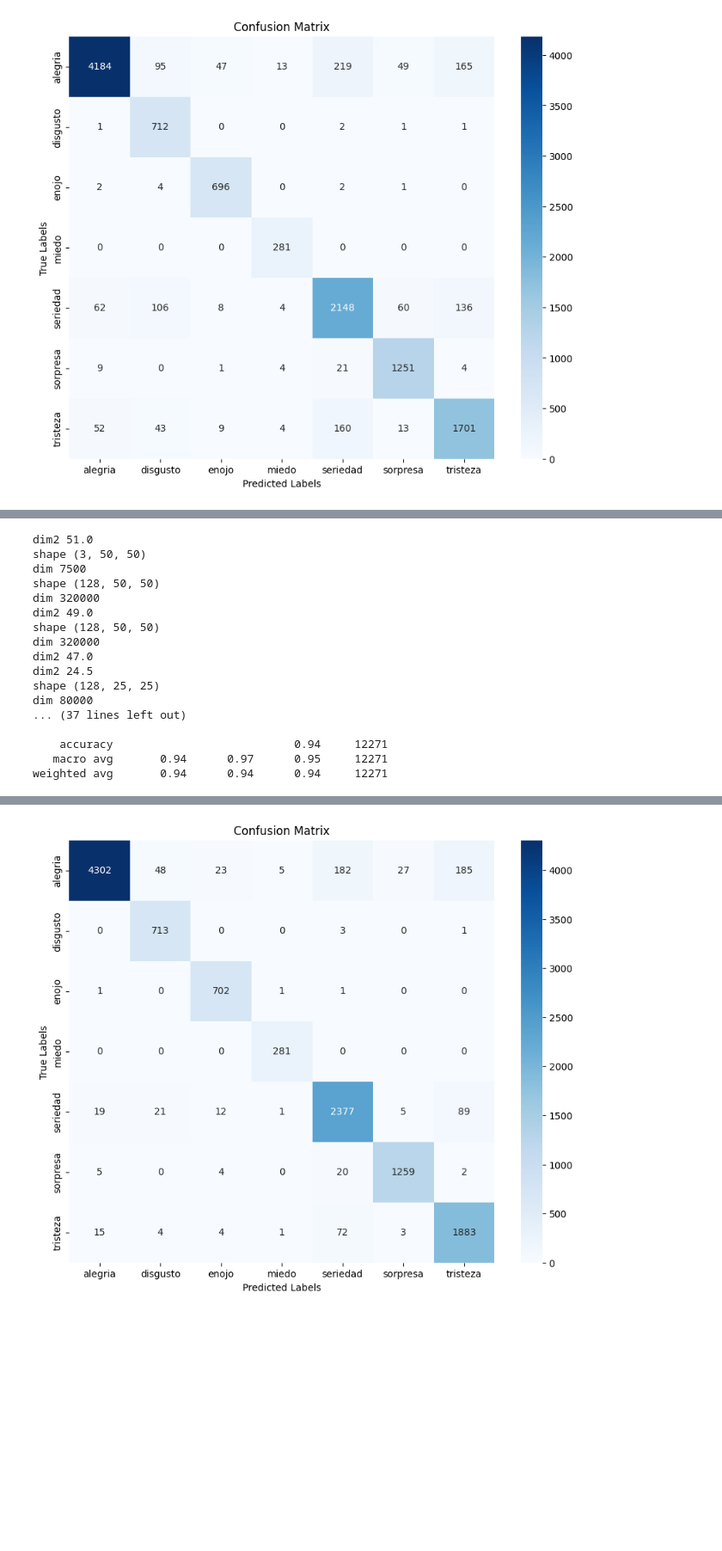
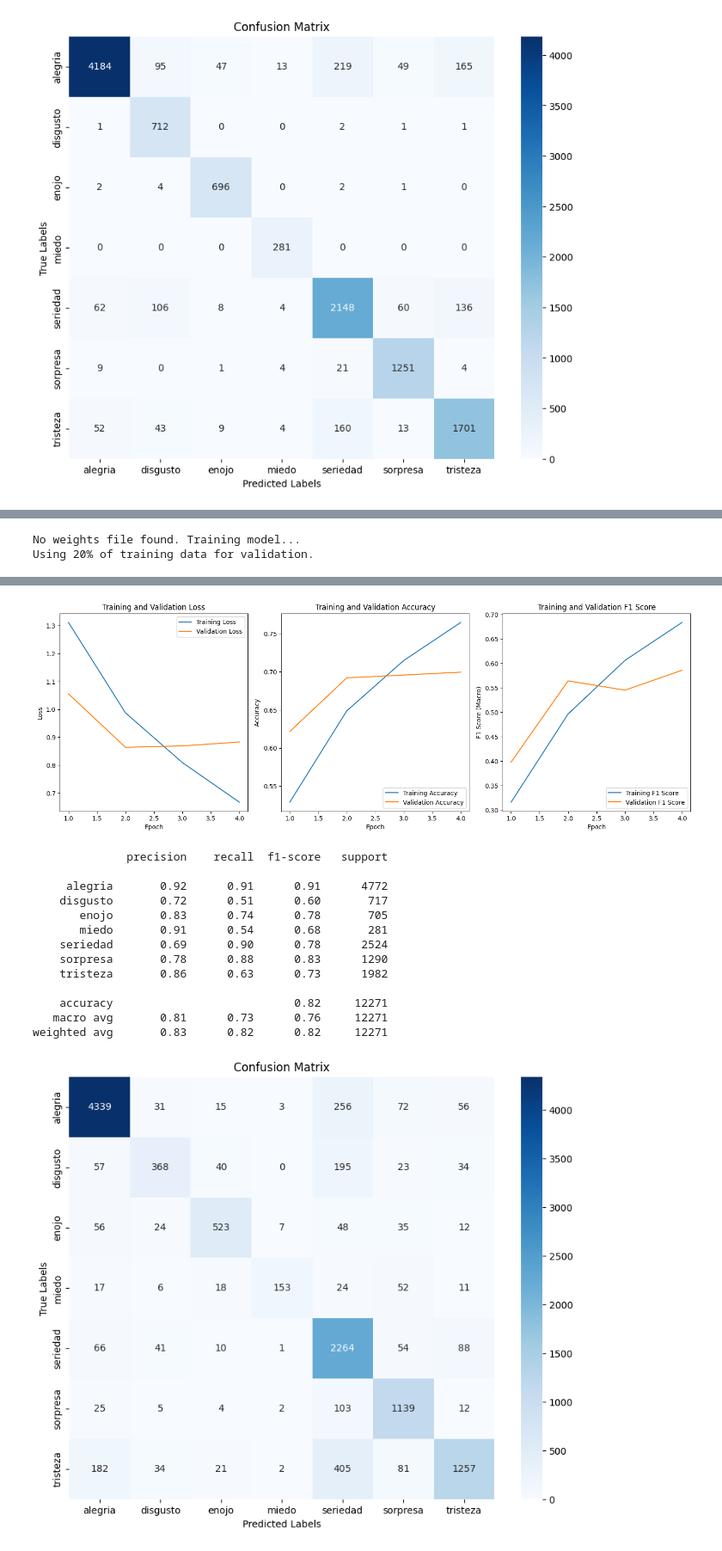
Before and after one commit to LeoCenturion/ceia-deep-learning, a Jupyter notebook: TP2.ipynb, the cells around one changed output, grey strips where cells are left out. Shown at 86% size. Cells and saved outputs as stored; diff of their text form; code cells hidden in the pictures; blank space fills up the shorter version.

```diff
--- a/TP2.ipynb
+++ b/TP2.ipynb
@@ -736,23 +417,9 @@ torch.cuda.empty_cache()
 # %%
 root_directory = './dataset_emociones'
 num_classes = len(os.listdir(os.path.join(root_directory, 'train')))
-model = ConfigurableCNNBuilder("PCCPCCPCFFF",num_classes)
-eval_model(model, root_directory, "PCCPCCPCFFF.pth")
+model = ConfigurableCNNBuilder("CPCPFF",num_classes)
+eval_model(model, root_directory, save_path="CPCPFF-2.pth")
+# eval_model(model, root_directory, save_path=None)
 # %% [output]
-dim2 51.0
-shape (3, 50, 50)
-dim 7500
-shape (128, 50, 50)
-dim 320000
-dim2 49.0
-shape (128, 50, 50)
-dim 320000
-dim2 47.0
-dim2 24.5
-shape (128, 25, 25)
-dim 80000
-... (37 lines left out)
-
-    accuracy                           0.94     12271
-   macro avg       0.94      0.97      0.95     12271
-weighted avg       0.94      0.94      0.94     12271
+No weights file found. Training model...
+Using 20% of training data for validation.
@@ -759 +437,15 @@ weighted avg       0.94      0.94      0.94     12271
-[figure, old version]
+[figure, new version]
+              precision    recall  f1-score   support
+
+     alegria       0.92      0.91      0.91      4772
+    disgusto       0.72      0.51      0.60       717
+       enojo       0.83      0.74      0.78       705
+       miedo       0.91      0.54      0.68       281
+    seriedad       0.69      0.90      0.78      2524
+    sorpresa       0.78      0.88      0.83      1290
+    tristeza       0.86      0.63      0.73      1982
+
+    accuracy                           0.82     12271
+   macro avg       0.81      0.73      0.76     12271
+weighted avg       0.83      0.82      0.82     12271
+[figure, added]
```
Also changed, not shown: parts of 24 cells of this notebook, 15 other files.
